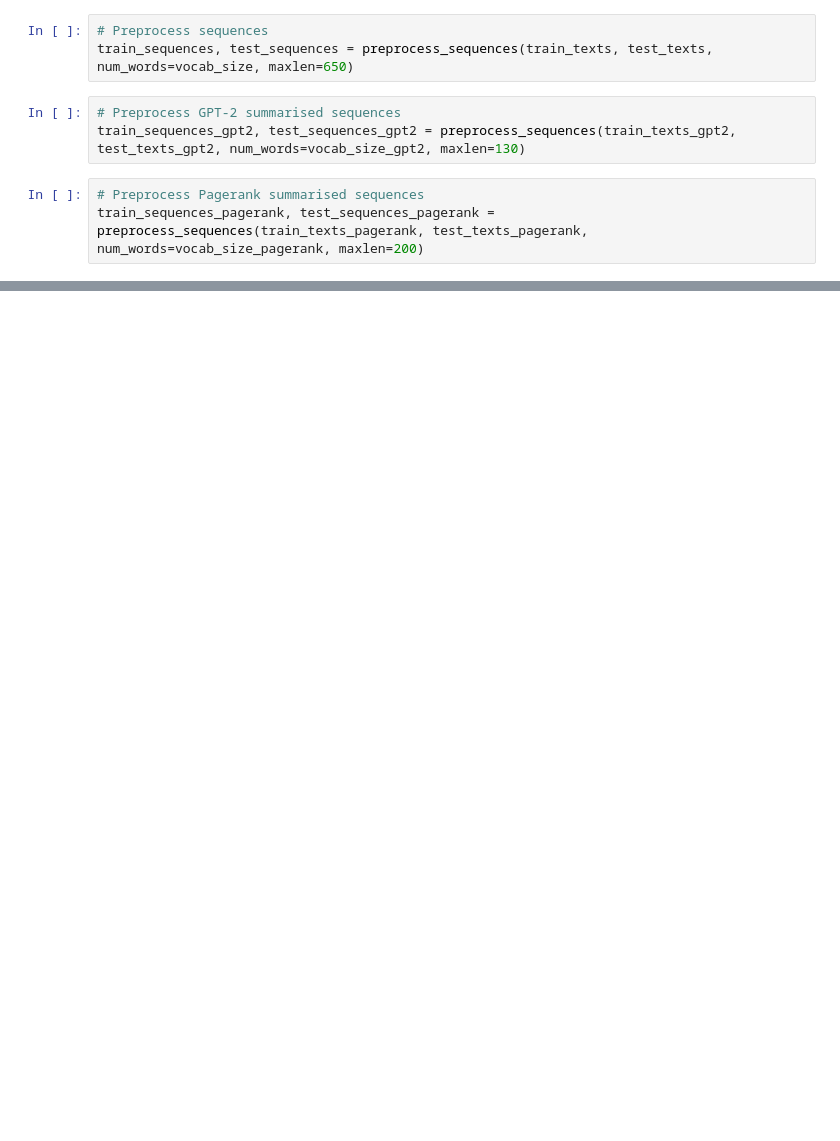
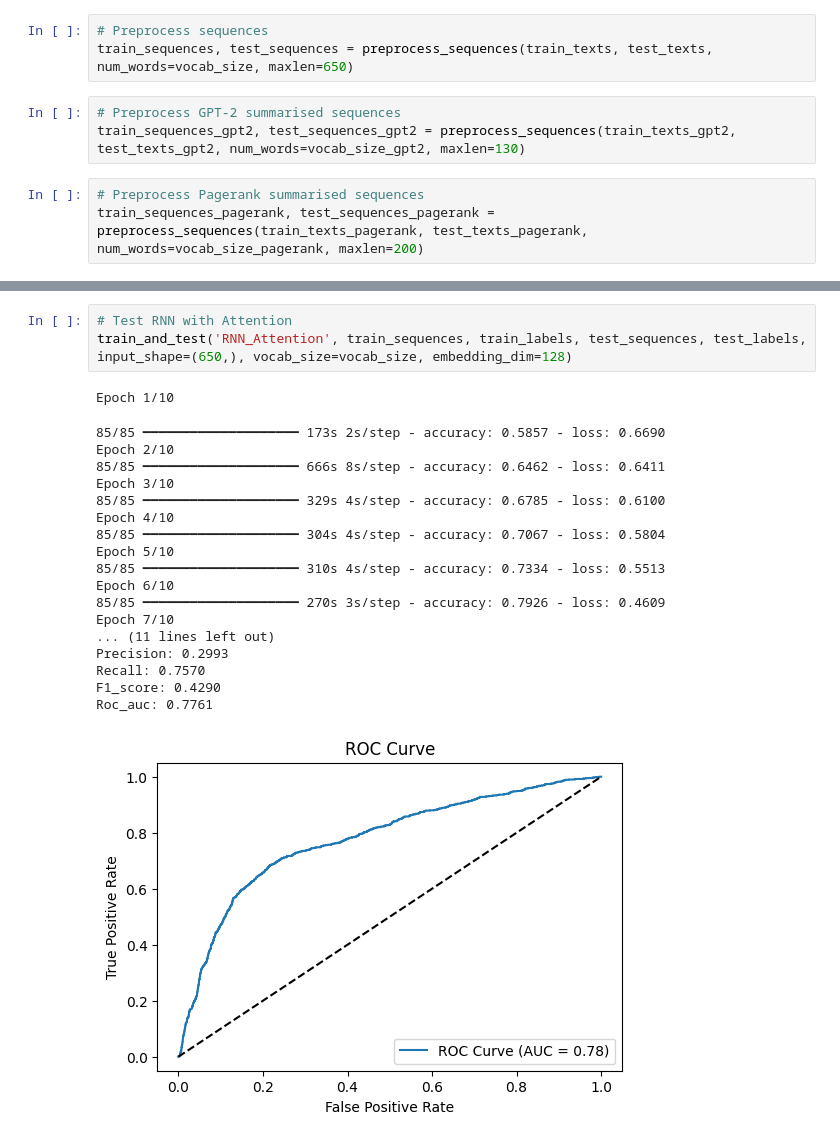
Before and after one commit to vennietweek/aita-analysis-tool, a Jupyter notebook: models/Neural_Networks.ipynb, the cells around one changed output, grey strips where cells are left out. Drawn from its saved outputs; the diff is of its cells as text; blank space fills up the shorter version.

```diff
--- a/models/Neural_Networks.ipynb
+++ b/models/Neural_Networks.ipynb
@@ -595,0 +111,23 @@ Roc_auc: 0.7687
+# %%
+# Test RNN with Attention
+train_and_test('RNN_Attention', train_sequences, train_labels, test_sequences, test_labels, input_shape=(650,), vocab_size=vocab_size, embedding_dim=128)
+# %% [output]
+Epoch 1/10
+85/85 ━━━━━━━━━━━━━━━━━━━━ 173s 2s/step - accuracy: 0.5857 - loss: 0.6690
+Epoch 2/10
+85/85 ━━━━━━━━━━━━━━━━━━━━ 666s 8s/step - accuracy: 0.6462 - loss: 0.6411
+Epoch 3/10
+85/85 ━━━━━━━━━━━━━━━━━━━━ 329s 4s/step - accuracy: 0.6785 - loss: 0.6100
+Epoch 4/10
+85/85 ━━━━━━━━━━━━━━━━━━━━ 304s 4s/step - accuracy: 0.7067 - loss: 0.5804
+Epoch 5/10
+85/85 ━━━━━━━━━━━━━━━━━━━━ 310s 4s/step - accuracy: 0.7334 - loss: 0.5513
+Epoch 6/10
+85/85 ━━━━━━━━━━━━━━━━━━━━ 270s 3s/step - accuracy: 0.7926 - loss: 0.4609
+Epoch 7/10
+... (11 lines left out)
+Precision: 0.2993
+Recall: 0.7570
+F1_score: 0.4290
+Roc_auc: 0.7761
+[figure, added]
```
Also changed, not shown: parts of 50 cells of this notebook, 15 other files.
